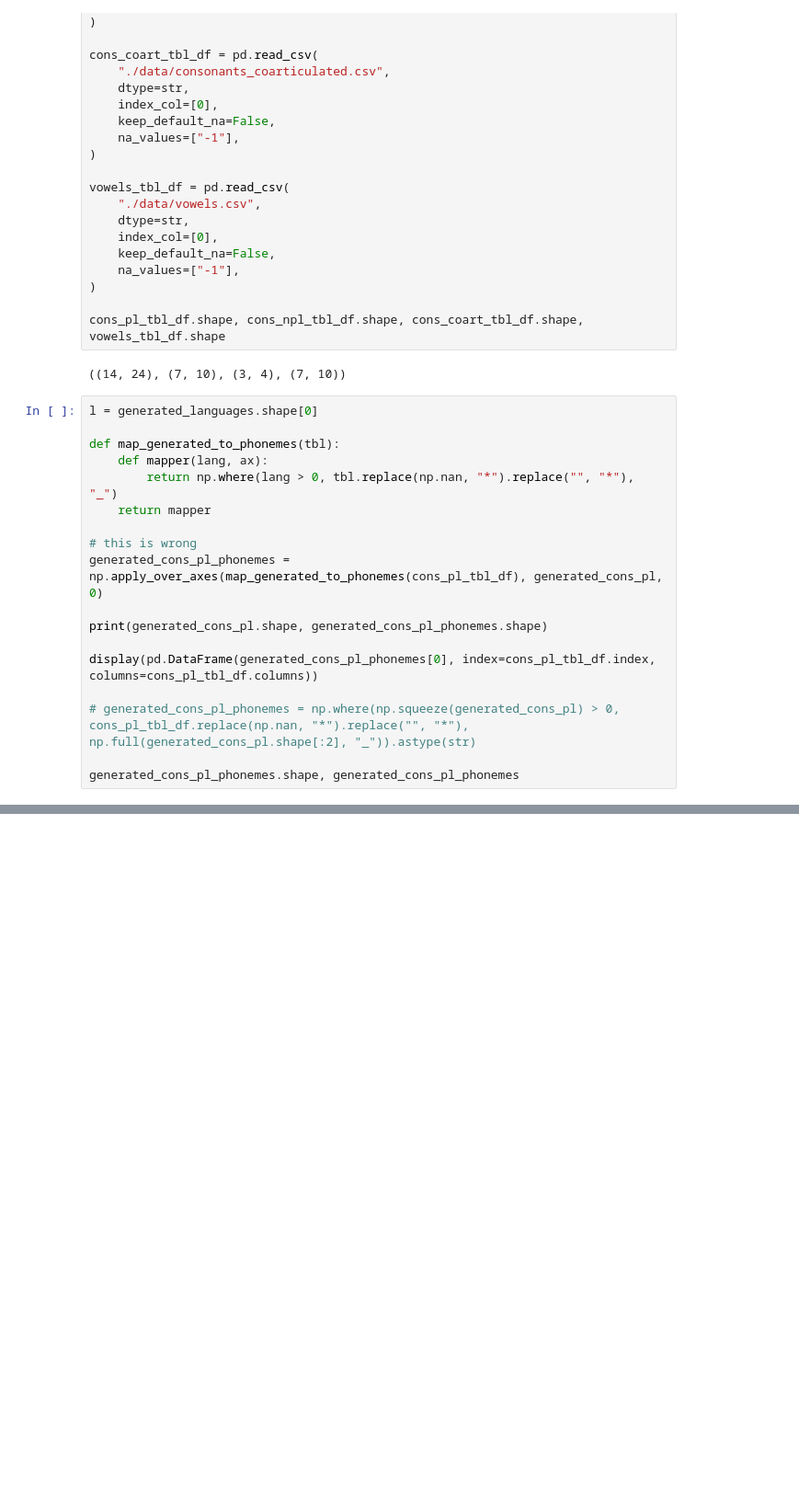
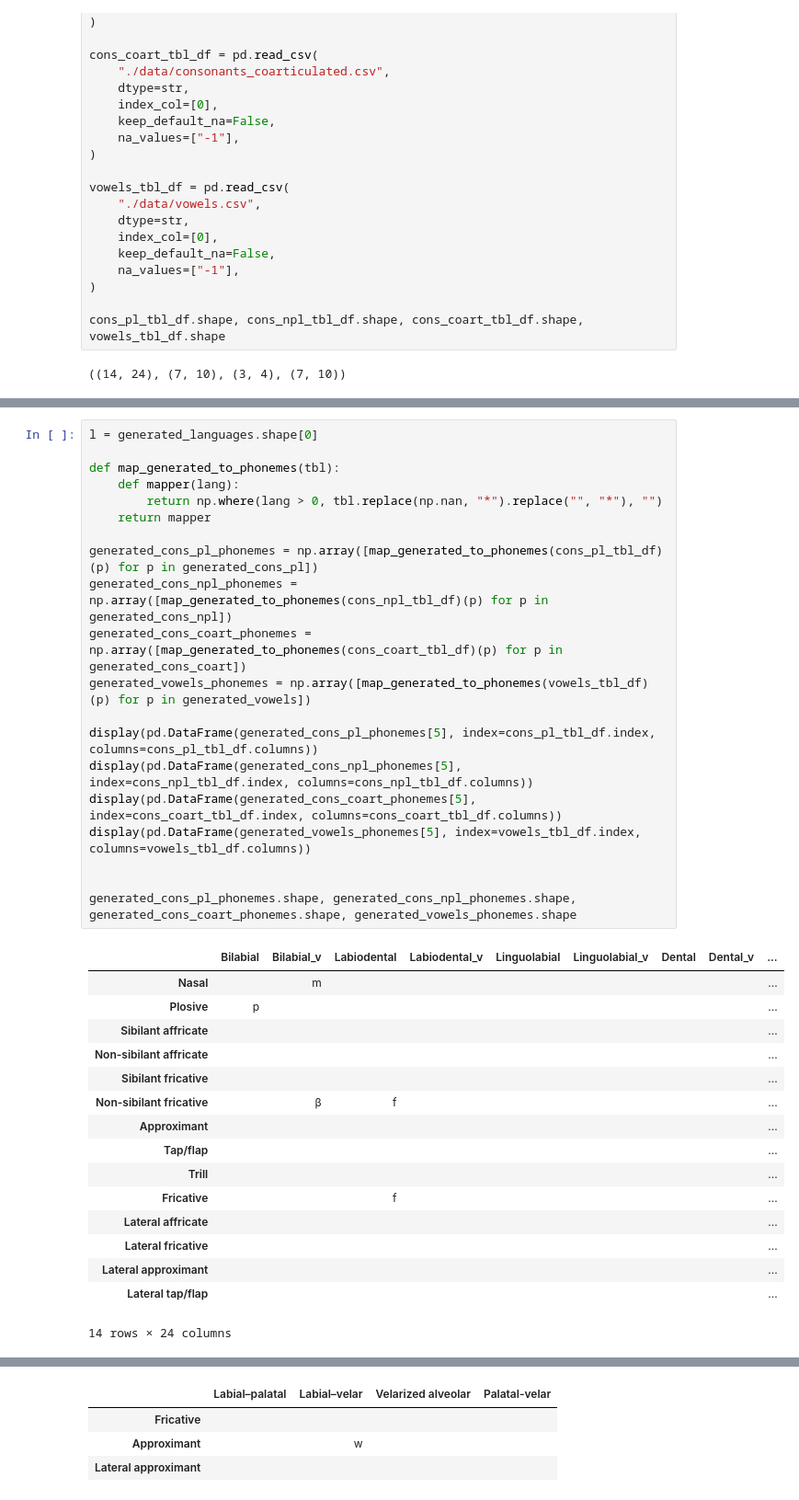
Before and after one commit to Pappa/conlanger, a Jupyter notebook: notebooks/generate_lexicon.ipynb, the cells around one changed output, grey strips where cells are left out. Shown at 92% size. Saved outputs shown, nothing was run; the diff lists cells and outputs as text; blank space fills up the shorter version.

Commit message:
WIP generate lexicon

```diff
--- a/notebooks/generate_lexicon.ipynb
+++ b/notebooks/generate_lexicon.ipynb
@@ -55,21 +55,3 @@ vowels_tbl_df = pd.read_csv(
 cons_pl_tbl_df.shape, cons_npl_tbl_df.shape, cons_coart_tbl_df.shape, vowels_tbl_df.shape
 # %% [output]
 ((14, 24), (7, 10), (3, 4), (7, 10))
-# %%
-l = generated_languages.shape[0]
-
-def map_generated_to_phonemes(tbl):
-    def mapper(lang, ax):
-        return np.where(lang > 0, tbl.replace(np.nan, "*").replace("", "*"), "_")
-    return mapper
-
-# this is wrong
-generated_cons_pl_phonemes = np.apply_over_axes(map_generated_to_phonemes(cons_pl_tbl_df), generated_cons_pl, 0)
-
-print(generated_cons_pl.shape, generated_cons_pl_phonemes.shape)
-
-display(pd.DataFrame(generated_cons_pl_phonemes[0], index=cons_pl_tbl_df.index, columns=cons_pl_tbl_df.columns))
-
-# generated_cons_pl_phonemes = np.where(np.squeeze(generated_cons_pl) > 0, cons_pl_tbl_df.replace(np.nan, "*").replace("", "*"), np.full(generated_cons_pl.shape[:2], "_")).astype(str)
-
-generated_cons_pl_phonemes.shape, generated_cons_pl_phonemes
@@ -110,0 +58,37 @@ generated_cons_pl_phonemes.shape, generated_cons_pl_phonemes
+# %%
+l = generated_languages.shape[0]
+
+def map_generated_to_phonemes(tbl):
+    def mapper(lang):
+        return np.where(lang > 0, tbl.replace(np.nan, "*").replace("", "*"), "")
+    return mapper
+
+generated_cons_pl_phonemes = np.array([map_generated_to_phonemes(cons_pl_tbl_df)(p) for p in generated_cons_pl])
+generated_cons_npl_phonemes = np.array([map_generated_to_phonemes(cons_npl_tbl_df)(p) for p in generated_cons_npl])
+generated_cons_coart_phonemes = np.array([map_generated_to_phonemes(cons_coart_tbl_df)(p) for p in generated_cons_coart])
+generated_vowels_phonemes = np.array([map_generated_to_phonemes(vowels_tbl_df)(p) for p in generated_vowels])
+
+display(pd.DataFrame(generated_cons_pl_phonemes[5], index=cons_pl_tbl_df.index, columns=cons_pl_tbl_df.columns))
+display(pd.DataFrame(generated_cons_npl_phonemes[5], index=cons_npl_tbl_df.index, columns=cons_npl_tbl_df.columns))
+display(pd.DataFrame(generated_cons_coart_phonemes[5], index=cons_coart_tbl_df.index, columns=cons_coart_tbl_df.columns))
+display(pd.DataFrame(generated_vowels_phonemes[5], index=vowels_tbl_df.index, columns=vowels_tbl_df.columns))
+
+
+generated_cons_pl_phonemes.shape, generated_cons_npl_phonemes.shape, generated_cons_coart_phonemes.shape, generated_vowels_phonemes.shape
+# %% [output]
+|  | Bilabial | Bilabial_v | Labiodental | Labiodental_v | Linguolabial | Linguolabial_v | Dental | Dental_v | ... |
+| Nasal |  | m |  |  |  |  |  |  | ... |
+| Plosive | p |  |  |  |  |  |  |  | ... |
+| Sibilant affricate |  |  |  |  |  |  |  |  | ... |
+| Non-sibilant affricate |  |  |  |  |  |  |  |  | ... |
+| Sibilant fricative |  |  |  |  |  |  |  |  | ... |
+| Non-sibilant fricative |  | β | f |  |  |  |  |  | ... |
+| Approximant |  |  |  |  |  |  |  |  | ... |
+| Tap/flap |  |  |  |  |  |  |  |  | ... |
+| Trill |  |  |  |  |  |  |  |  | ... |
+| Fricative |  |  | f |  |  |  |  |  | ... |
+| Lateral affricate |  |  |  |  |  |  |  |  | ... |
+| Lateral fricative |  |  |  |  |  |  |  |  | ... |
+| Lateral approximant |  |  |  |  |  |  |  |  | ... |
+| Lateral tap/flap |  |  |  |  |  |  |  |  | ... |
+14 rows × 24 columns
@@ -110,0 +103,4 @@ generated_cons_pl_phonemes.shape, generated_cons_pl_phonemes
+|  | Labial–palatal | Labial–velar | Velarized alveolar | Palatal-velar |
+| Fricative |  |  |  |  |
+| Approximant |  | w |  |  |
+| Lateral approximant |  |  |  |  |
```
Also changed, not shown: parts of 2 cells of this notebook, 2 other files.
